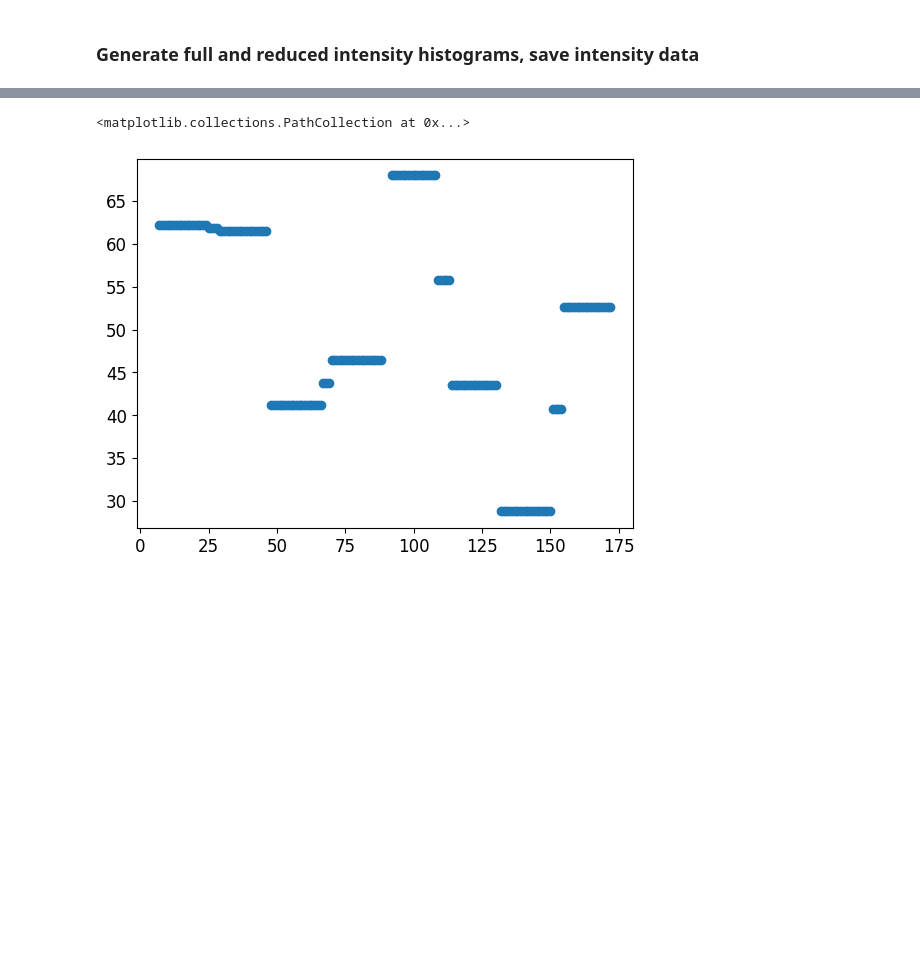
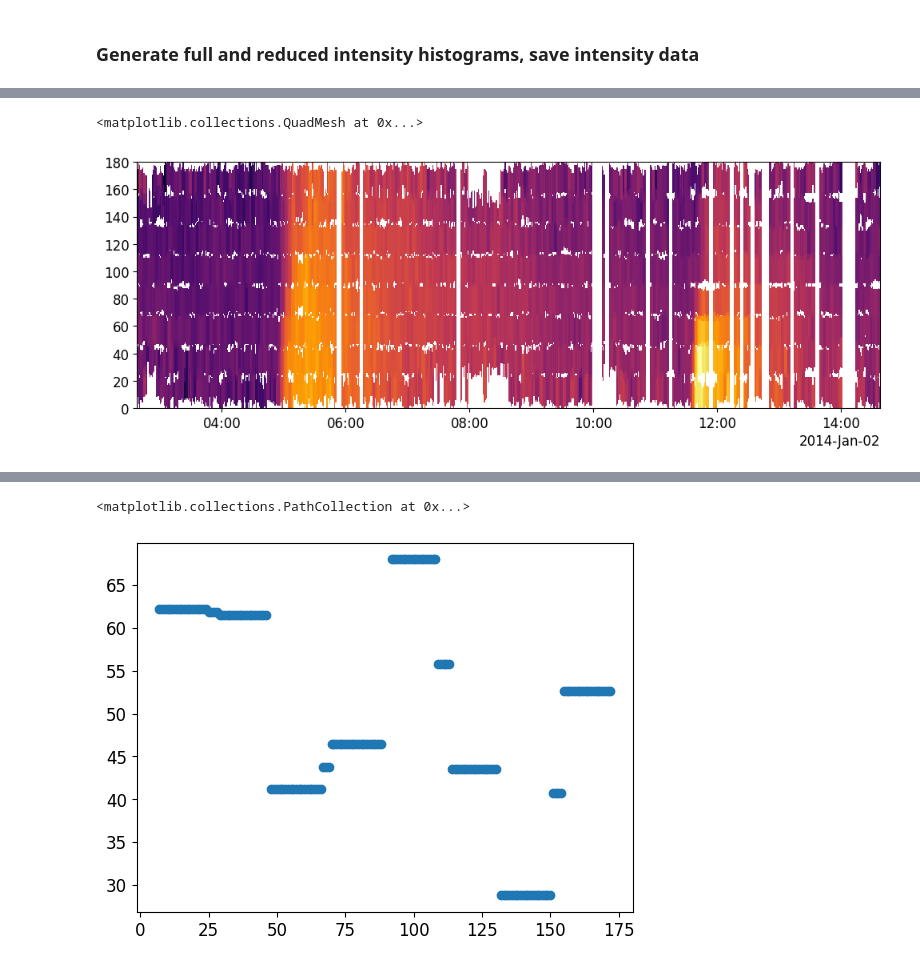
Before and after one commit to ojsant/gradu, a Jupyter notebook: preprocessing.ipynb, the cells around one changed output, grey strips where cells are left out. Saved outputs shown, nothing was run; the diff lists cells and outputs as text; code cells hidden in the pictures; blank space fills up the shorter version.

```diff
--- a/preprocessing.ipynb
+++ b/preprocessing.ipynb
@@ -105,44 +184,43 @@ for i in range(start, max_days):
 # %%
 import logging
+import sys
 filehandler = logging.FileHandler(filename="./logs/histogram_forming.log", encoding="utf-8")
 streamhandler = logging.StreamHandler(sys.stdout)
 logging.basicConfig(level=logging.INFO, format='%(asctime)s %(message)s', datefmt='%m/%d/%Y %H:%M:%S', handlers=[filehandler, streamhandler], force=True)
 
-year = 2013
+year = 2014
 
 energy_channel = 3
-bin_width_deg = 1
+bins = 8
 time_avg_min = 1
 
 data_path = Path("./data/datafiles")
-cov_path = Path("./data/coverages") / f"{time_avg_min}min_{bin_width_deg}deg"
+cov_path = Path("./data/coverages") / f"{time_avg_min}min_1deg"
 event_path = Path("./data/event_lists")
 
-save_path = Path("./data/intensities") / f"{time_avg_min}min_{bin_width_deg}deg"
+save_path = Path("./data/intensities")
 save_path.mkdir(exist_ok=True)
 
-# full_path = Path("./data/intensities/full") / f"{time_avg_min}min_{bin_width_deg}deg"
-# reduced_path = Path("./data/intensities/reduced") / f"{time_avg_min}min_{bin_width_deg}deg"
-# full_path.mkdir(exist_ok=True)
-# reduced_path.mkdir(exist_ok=True)
+fname = f"wind_{time_avg_min}min_{bins}bins.h5"
 
 try:
     df = pd.read_csv(event_path / f"wind_events_{year}.csv", delimiter=",")
 
-    df_ = df
-
-    for index, data in df_.iterrows():
+    for index, data in df.iterrows():
         solo_cov_bool = load_random_file(cov_path)
 
-        onset_dt = pd.to_datetime(df.loc[index, "onset_date"]) + pd.to_timedelta(df.loc[index, "onset_time"])
-        if onset_dt < dt.datetime(2012, 8, 2):  # TODO: "saving" progress
-            continue
+        onset_dt = pd.to_datetime(data["onset_date"]) + pd.to_timedelta(data["onset_time"])
+        # if onset_dt < dt.datetime(2012, 8, 2):  # TODO: "saving" progress
+        #     continue
         start = onset_dt - pd.Timedelta(hours=2)
         end = onset_dt + pd.Timedelta(hours=10)
 
         wind_event = load_wind_event(str(data_path), "Wind 3DP", start, end, "e", channels=energy_channel, averaging=f"{time_avg_min}min")
         wind_cov = wind_event.coverage
-        X, Y, wind_cov_bool = convert_to_bool_coverage(wind_cov, wind, bin_width_deg=bin_width_deg)
+
+        wind_event.I_data = vectorized_filter(wind_event.I_data, np.median, size=(3,), axes=(0,))
+
+        X, Y, wind_cov_bool = convert_to_bool_coverage(wind_cov, wind, bins=8)
 
         #cov_arr, reshaped = coverage_overlap(solo_cov_bool, wind_cov_bool)
         # TODO: for now, just skip if there's a shape mismatch. Need to think this through
@@ -155,14 +233,14 @@ try:
 
         cov_arr = solo_cov_bool & wind_cov_bool
 
-        hist = pad_histogram(wind, wind_event.I_data, wind_cov, bin_width_deg)
+        hist = pad_histogram(wind, wind_event.I_data, wind_cov, bins)
         reduced_hist = np.where(cov_arr == True, hist, np.nan)
-
+        break
         logging.info(f"{hist.shape}, {reduced_hist.shape}")
         gname = onset_dt.strftime("%Y%m%d-%H%M%S")
-        save_event(f"wind_{time_avg_min}min_{bin_width_deg}deg.h5", gname, full=hist,
+        WindDataHandler.save_event(fname, gname, full=hist,
                    reduced=reduced_hist, intensities=wind_event.I_data,
-                   times=wind_event.I_times.to_numpy())
+                   times=np.datetime_as_string(wind_event.I_times.values))
 
         clear_output()
         logging.info(f"Histogram formed successfully ({onset_dt})")
@@ -193,0 +282,8 @@ with h5py.File("wind_1min_1deg.h5", "r") as file:
+# %%
+X, Y, hist = pad_histogram(wind, wind_event.I_data, masked_cov, 180)
+fig, ax = plt.subplots(figsize=(12,4))
+norm = LogNorm(np.nanmin(hist), np.nanmax(hist))
+plt.pcolormesh(X, Y, hist, cmap="inferno", norm=norm)
+# %% [output]
+<matplotlib.collections.QuadMesh at 0x...>
+[figure, added]
```
Also changed, not shown: parts of 20 cells of this notebook, 10 other files.
